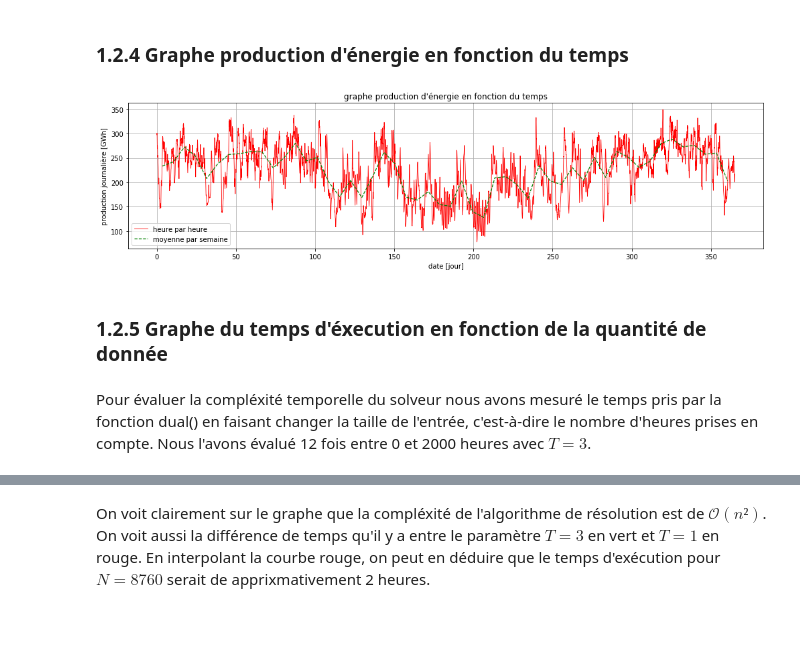
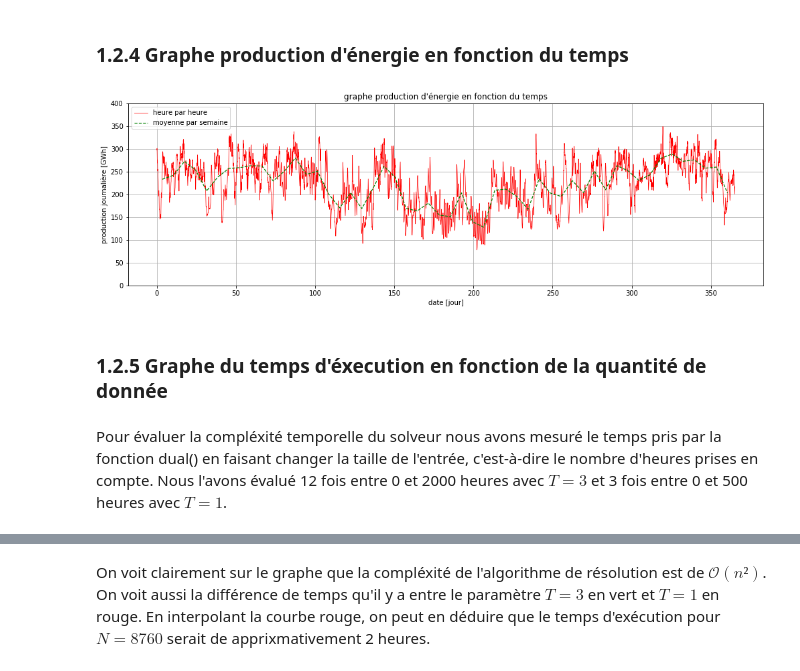
Before and after one commit to Zepp176/Projet_optimisation, a Jupyter notebook: Rapport-propre3.ipynb, the cells around one changed output, grey strips where cells are left out. Drawn from its saved outputs; the diff is of its cells as text; code cells hidden in the pictures; blank space fills up the shorter version.

```diff
--- a/Rapport-propre3.ipynb
+++ b/Rapport-propre3.ipynb
@@ -210,14 +209,13 @@ def resolution(N, T, P, d, k, verbose=True):
 
     rend_off = rend_off_entire[:,:N]
     rend_on = rend_on_entire[:,:N]
-    A = np.matrix(np.eye(nb_site))
+    I = np.matrix(np.eye(nb_site)) # shape: (642, 642)
 
 
-
-    rend = matrix_rendement(rend_off, rend_on, sites) # (642, N)
+    rend = matrix_rendement(rend_off, rend_on, sites) # shape: (642, N)
 
 
-    variabilitee = var_matrix(N//T) @ matrix_sum_periods(N, T) # (N/T-1, N/T) @ (N/T , N)
+    variabilitee = var_matrix(N//T) @ matrix_sum_periods(N, T) # shape: (N/T-1, N/T) @ (N/T , N)
 
 
     model = CyLPModel()
@@ -230,7 +228,7 @@ def resolution(N, T, P, d, k, verbose=True):
 
 
     model.addConstraint(sum_x * x == P, 'puissance totale')
-    model.addConstraint(0 <= A*x <= capacites, 'capacitee')
+    model.addConstraint(0 <= I*x <= capacites, 'capacitee')
     model.addConstraint(off_cap * x == (k*P), 'puissance offshore')
     model.addConstraint((variabilitee @ rend.T) * x - t <= 0, 'variabilitee pp')
     model.addConstraint((variabilitee @ rend.T) * x + t >= 0, 'variabilitee pg')
@@ -331,23 +329,24 @@ NameError: name 'np' is not defined
 # %%
 energie = np.array(rend.T).dot(sol)/1000
 x_graph = np.arange(1,N+1,1)/24
 
 avrg_week_x = np.arange(24*7,24*7*53,24*7)/24 - 3.5
 avrg_week = np.array(matrix_sum_periods(24*7*52, 24*7)).dot(energie[:24*7*52])/(24*7)
 
-plt.figure(figsize=(17,4))
-plt.plot(x_graph, energie, '-r', linewidth=0.8)
+plt.figure(figsize=(17,5))
+plt.plot(x_graph, energie, '-r', linewidth=0.7)
 plt.plot(avrg_week_x, avrg_week, '--g', linewidth=1.2)
 plt.xlabel('date [jour]')
 plt.ylabel('production journalière [GWh]')
 plt.title('graphe production d\'énergie en fonction du temps')
 plt.grid()
 plt.legend(['heure par heure','moyenne par semaine'])
+plt.ylim(0,400)
 plt.show()
 # %% [output]
-[figure, old version]
+[figure, new version]
 # %% [markdown]
 ### 1.2.5 Graphe du temps d'éxecution en fonction de la quantité de donnée
 # %% [markdown]
-Pour évaluer la compléxité temporelle du solveur nous avons mesuré le temps pris par la fonction dual() en faisant changer la taille de l'entrée, c'est-à-dire le nombre d'heures prises en compte. Nous l'avons évalué 12 fois entre 0 et 2000 heures avec $T = 3$.
+Pour évaluer la compléxité temporelle du solveur nous avons mesuré le temps pris par la fonction dual() en faisant changer la taille de l'entrée, c'est-à-dire le nombre d'heures prises en compte. Nous l'avons évalué 12 fois entre 0 et 2000 heures avec $T = 3$ et 3 fois entre 0 et 500 heures avec $T = 1$.
 # %%
```
Also changed, not shown: parts of 10 cells of this notebook.
